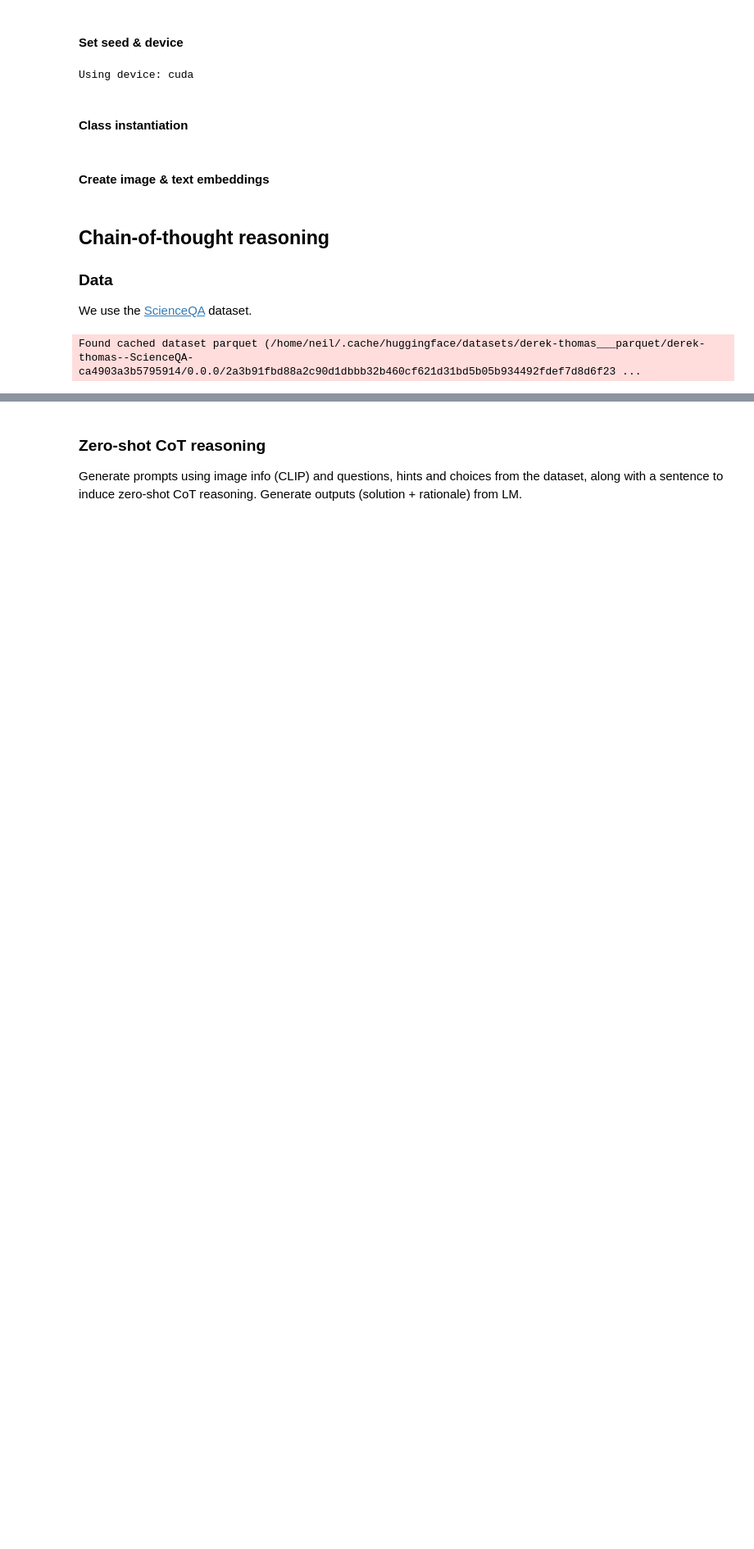
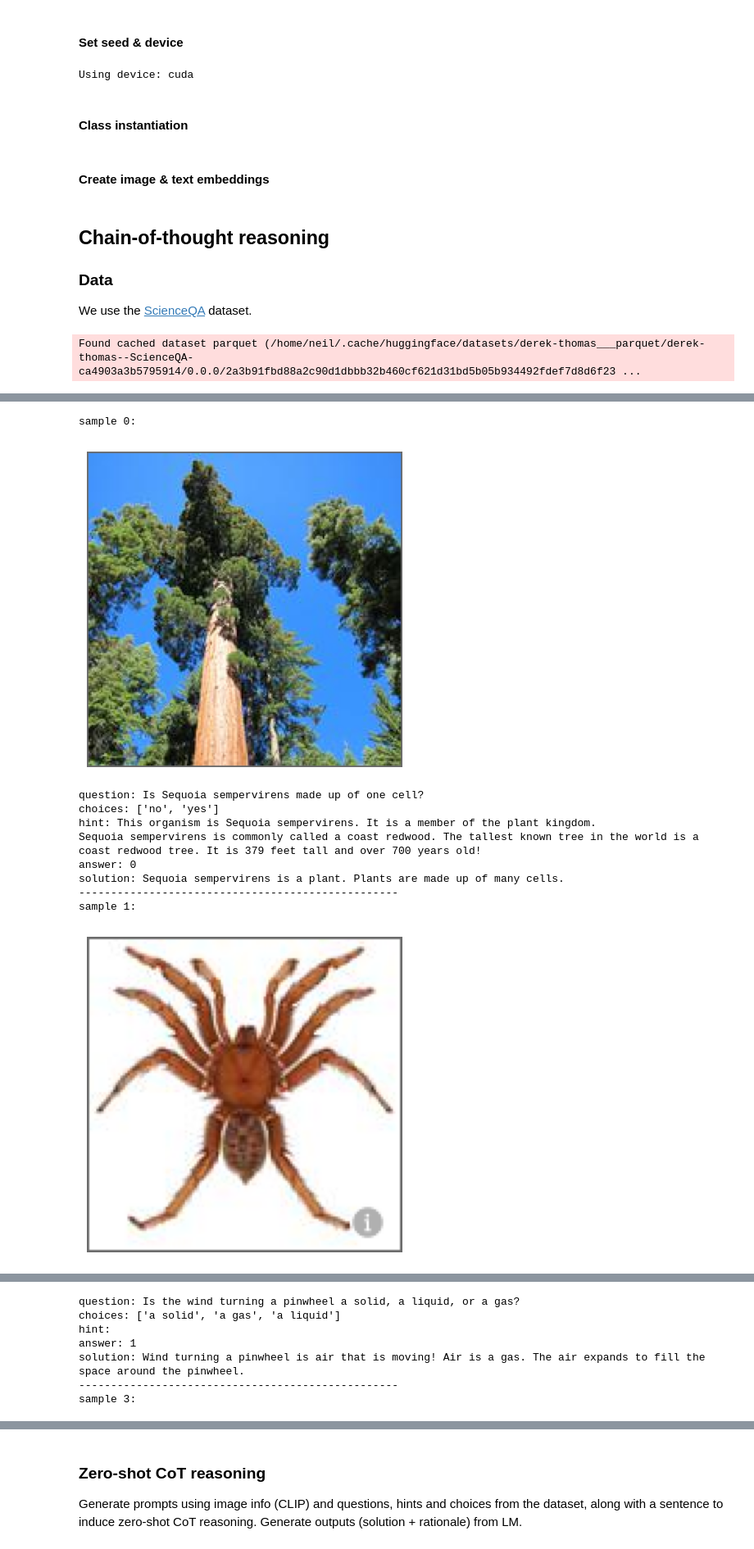
Before and after one commit to milenakapralova/socraticmodels, a Jupyter notebook: notebooks/socratic_mm_reasoning.ipynb, the cells around one changed output, grey strips where cells are left out. Shown at 82% size. Drawn from its saved outputs; the diff is of its cells as text; code cells hidden in the pictures; blank space fills up the shorter version.

```diff
--- a/notebooks/socratic_mm_reasoning.ipynb
+++ b/notebooks/socratic_mm_reasoning.ipynb
@@ -63,18 +63,30 @@ Found cached dataset parquet (/home/neil/.cache/huggingface/datasets/derek-thoma
 # %%
-# show samples
-# CoT samples: 68, 90, 122, 142, 155, 167, 177, 191, 202, 227, 234, 236, 254, 325, 340
-# VQA samples: 135, 140, 148, 155, 177, 202, 215, 223, 227, 234, 236, 237, 254, 257, 301, 307, 310, 311, 316, 319, 320, 324, 325, 327, 331, 334, 342, 348
-for i, sample in enumerate(scienceQA_dataset[340:350]):
+# viz samples
+# CoT samples: 68, 90, 122, 142, 155, 167, 177, 191, 202, 227, 234, 236, 254, 325, 340, 352
+# VQA samples: 135, 140, 148, 155, 177, 202, 215, 223, 227, 234, 236, 237, 254, 257, 301, 307, 310, 311, 316, 319, 320, 324, 325, 327, 331, 334, 342, 348, 352
+for i, sample in enumerate(scienceQA_dataset[350:360]):
     print(f'sample {i}:')
     plt.figure(figsize=(5, 5))
     plt.imshow(sample['image'])
     plt.axis('off')
     plt.show()
     # sample['image'].show()
     print('question:', sample['question'])
     print('choices:', sample['choices'])
     print('hint:', sample['hint'])
     # print('lecture:', sample['lecture'])
     print('answer:', sample['answer'])
     print('solution:', sample['solution'])
     print('-'*50)
+# %% [output]
+sample 0:
+[figure, added]
+question: Is Sequoia sempervirens made up of one cell?
+choices: ['no', 'yes']
+hint: This organism is Sequoia sempervirens. It is a member of the plant kingdom.
+Sequoia sempervirens is commonly called a coast redwood. The tallest known tree in the world is a coast redwood tree. It is 379 feet tall and over 700 years old!
+answer: 0
+solution: Sequoia sempervirens is a plant. Plants are made up of many cells.
+--------------------------------------------------
+sample 1:
+[figure, added]
@@ -80,0 +102,7 @@ for i, sample in enumerate(scienceQA_dataset[340:350]):
+question: Is the wind turning a pinwheel a solid, a liquid, or a gas?
+choices: ['a solid', 'a gas', 'a liquid']
+hint:
+answer: 1
+solution: Wind turning a pinwheel is air that is moving! Air is a gas. The air expands to fill the space around the pinwheel.
+--------------------------------------------------
+sample 3:
```
Also changed, not shown: parts of 16 cells of this notebook, 4 other files.
